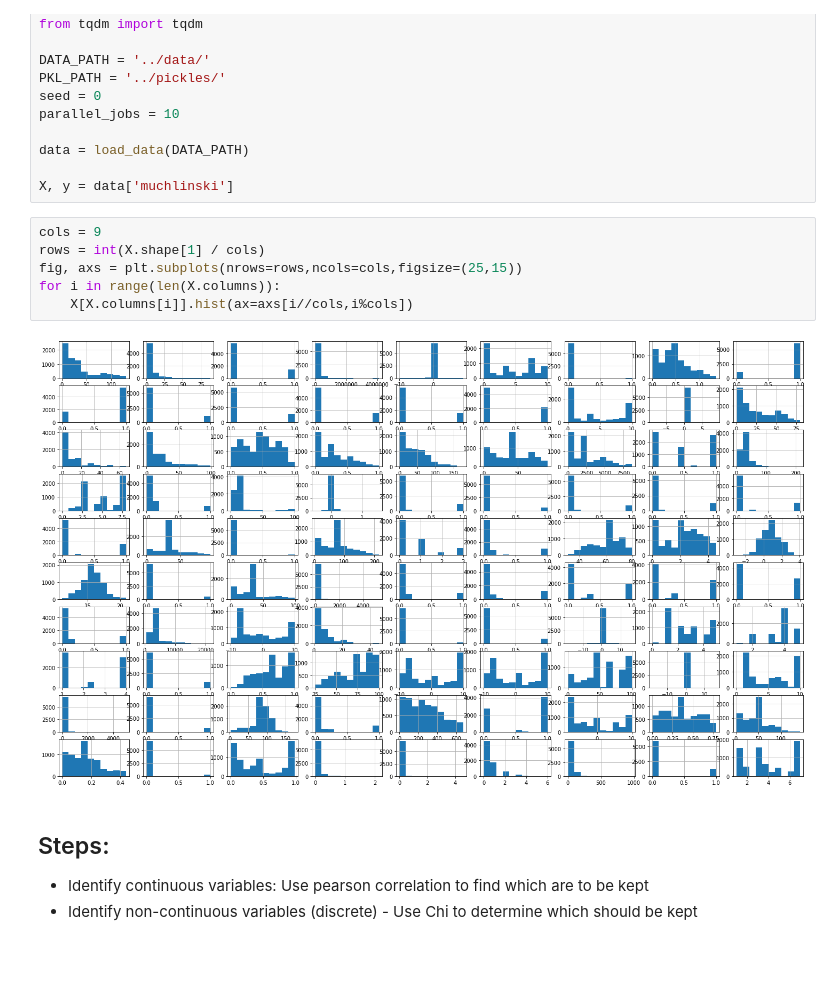
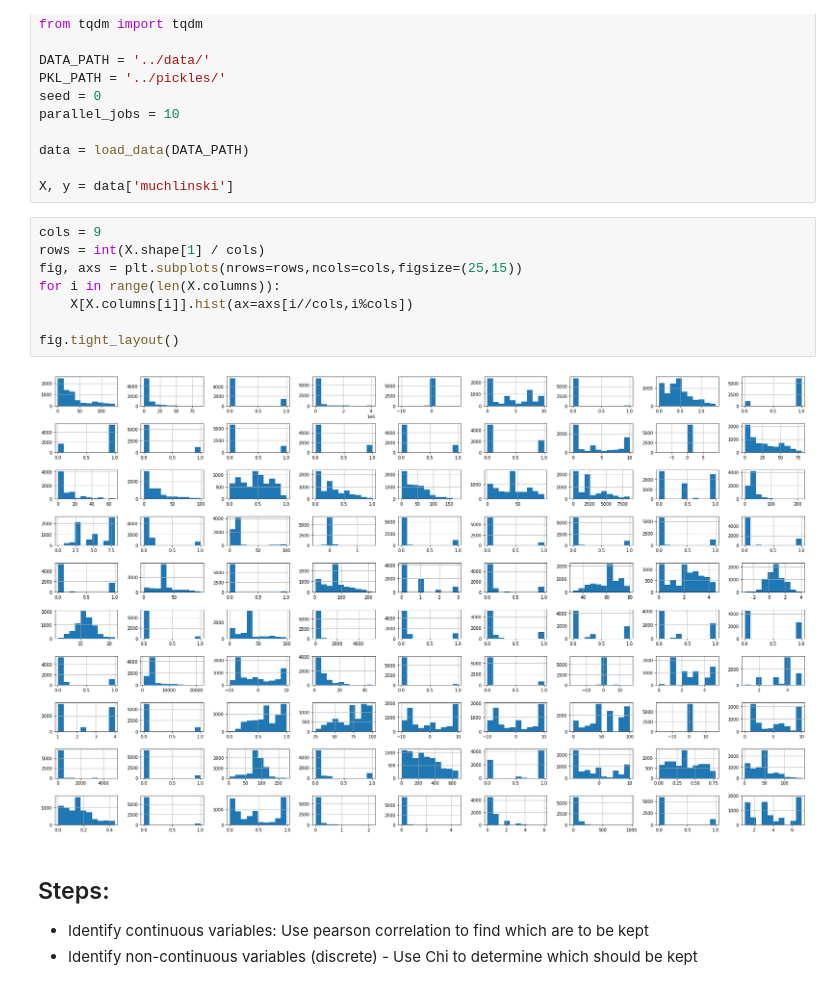
Before and after one commit to epfl-ada/ada-2020-project-milestone-p3-p3_klr, a Jupyter notebook: src/FeatureSelection.ipynb, the cells around one changed output. Saved outputs shown, nothing was run; the diff lists cells and outputs as text; blank space fills up the shorter version.

Commit message:
adding tight_layout

```diff
--- a/src/FeatureSelection.ipynb
+++ b/src/FeatureSelection.ipynb
@@ -21,11 +21,13 @@ X, y = data['muchlinski']
 # %%
 cols = 9
 rows = int(X.shape[1] / cols)
 fig, axs = plt.subplots(nrows=rows,ncols=cols,figsize=(25,15))
 for i in range(len(X.columns)):
     X[X.columns[i]].hist(ax=axs[i//cols,i%cols])
+
+fig.tight_layout()
 # %% [output]
-[figure, old version]
+[figure, new version]
 # %% [markdown]
 ## Steps:
 
```
